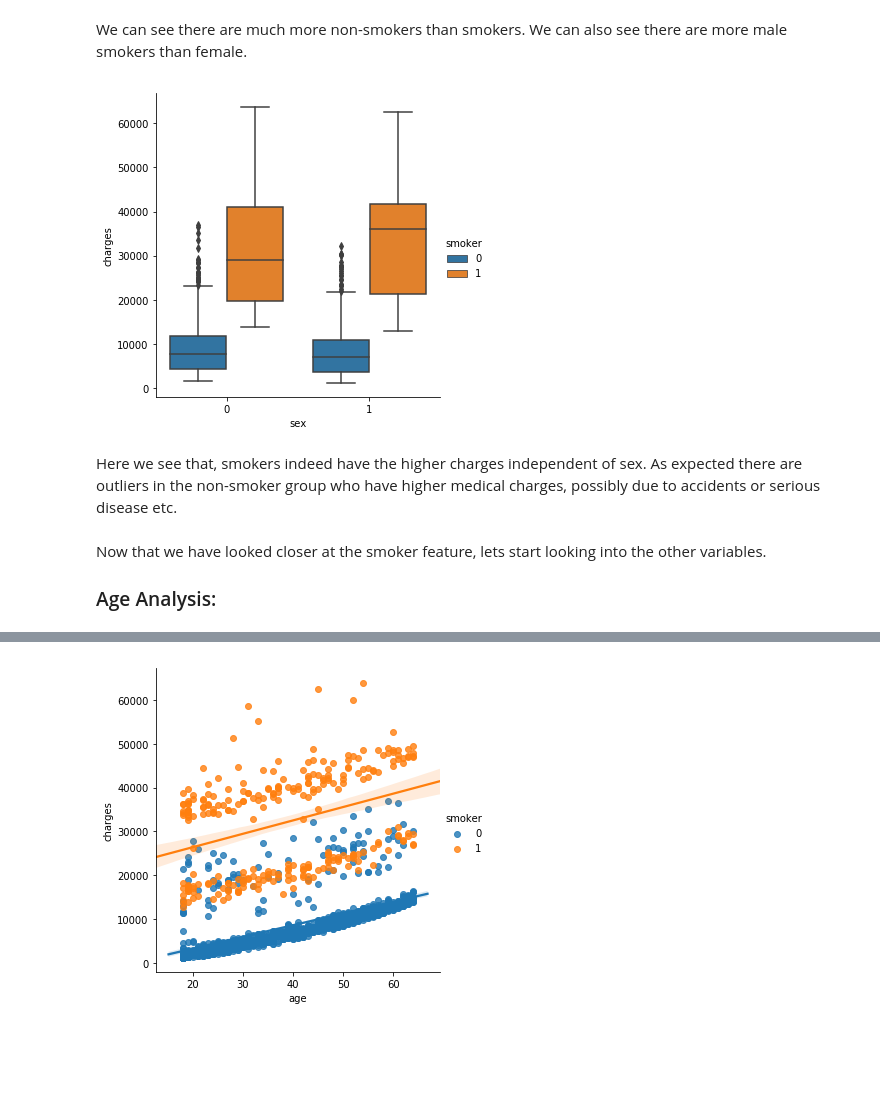
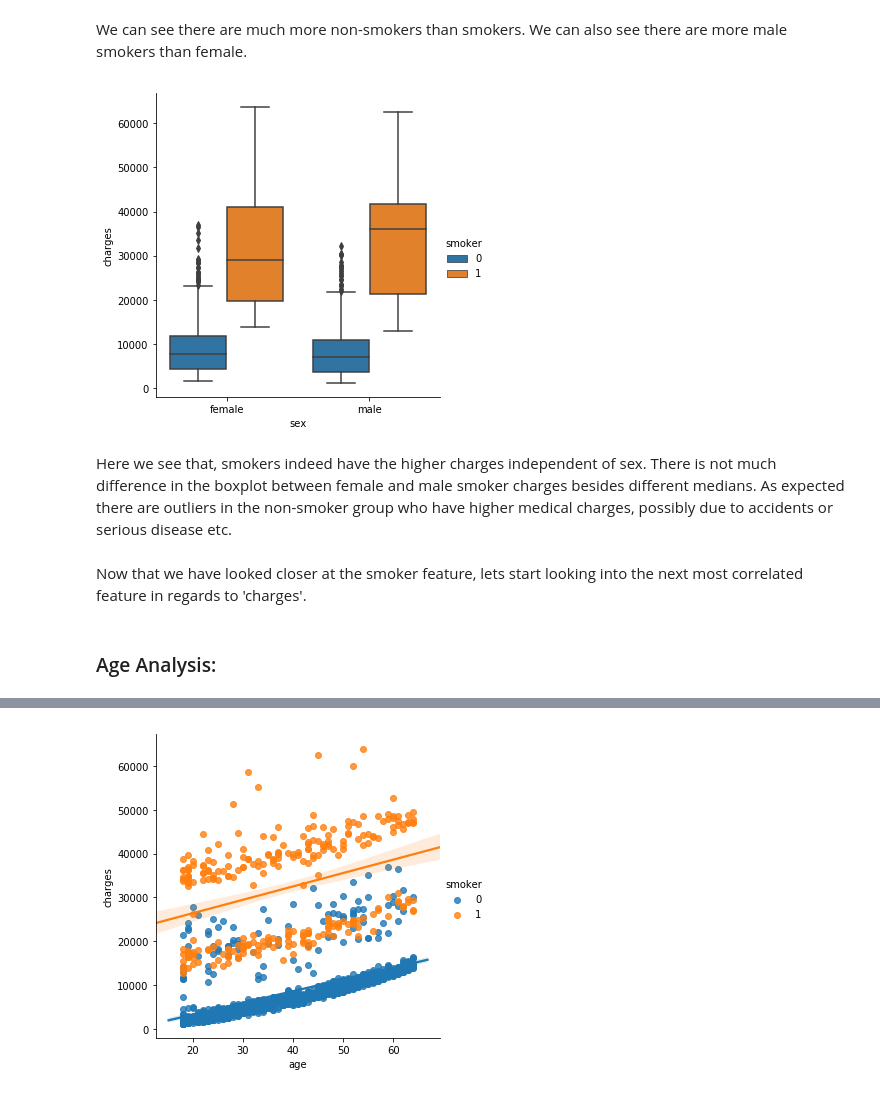
Before and after one commit to mkung8889/ML_Regression, a Jupyter notebook: eda_regressions.ipynb, the cells around one changed output, grey strips where cells are left out. Cells and saved outputs as stored; diff of their text form; code cells hidden in the pictures; blank space fills up the shorter version.

```diff
--- a/eda_regressions.ipynb
+++ b/eda_regressions.ipynb
@@ -122,14 +123,16 @@ plt.show()
 We can see there are much more non-smokers than smokers. We can also see there are more male smokers than female.
 # %%
 sns.catplot(x="sex", y="charges", hue="smoker", kind="box", data=df)
+plt.xticks(np.arange(0,2),["female","male"])
 plt.show()
 # %% [output]
-[figure, old version]
+[figure, new version]
 # %% [markdown]
-Here we see that, smokers indeed have the higher charges independent of sex. As expected there are outliers in the non-smoker group who have higher medical charges, possibly due to accidents or serious disease etc.
+Here we see that, smokers indeed have the higher charges independent of sex. There is not much difference in the boxplot between female and male smoker charges besides different medians.  As expected there are outliers in the non-smoker group who have higher medical charges, possibly due to accidents or serious disease etc.
 # %% [markdown]
-Now that we have looked closer at the smoker feature, lets start looking into the other variables.
-### Age Analysis:
+Now that we have looked closer at the smoker feature, lets start looking into the next most correlated feature in regards to 'charges'.
+# %% [markdown]
+### Age Analysis:
 # %%
 sns.distplot(df.age)
 plt.title('Distibution of: age')
```
Also changed, not shown: parts of 41 cells of this notebook.
